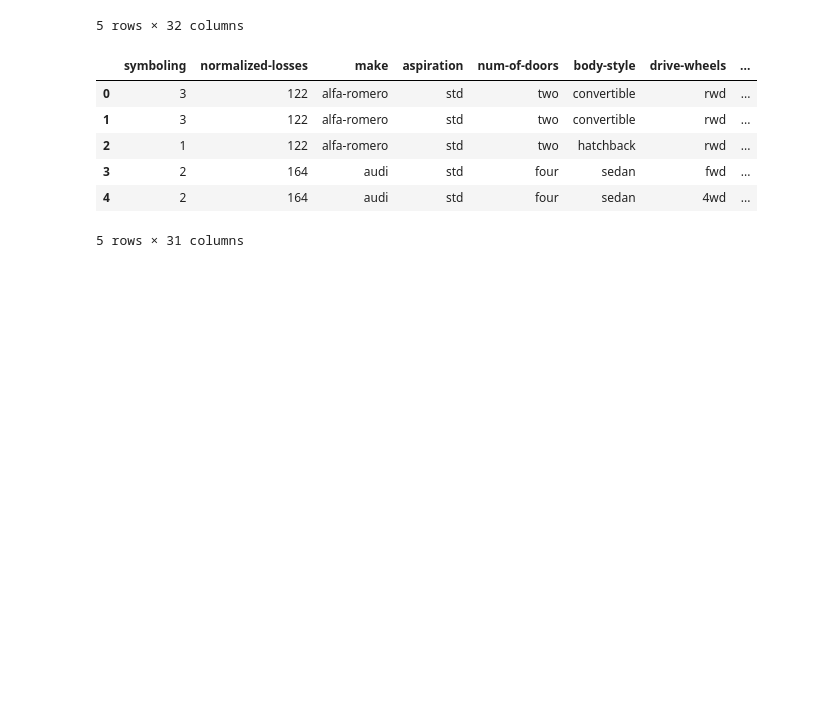
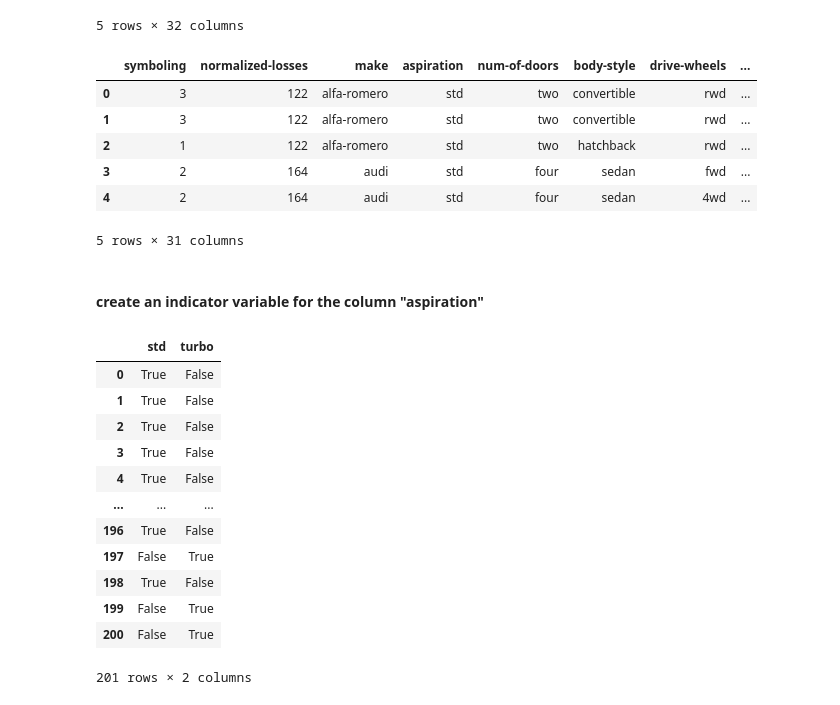
Before and after one commit to aymanejaz/Python-For-DataScience, a Jupyter notebook: 26- Data Wrangling - Part 5 Indicator Variable.ipynb, the cells around one changed output. Saved outputs shown, nothing was run; the diff lists cells and outputs as text; code cells hidden in the pictures; blank space fills up the shorter version.

```diff
--- a/26- Data Wrangling - Part 5 Indicator Variable.ipynb
+++ b/26- Data Wrangling - Part 5 Indicator Variable.ipynb
@@ -95,3 +95,24 @@ df.head()
 | 3 | 2 | 164 | audi | std | four | sedan | fwd | ... |
 | 4 | 2 | 164 | audi | std | four | sedan | 4wd | ... |
 5 rows × 31 columns
+# %% [markdown]
+#### create an indicator variable for the column "aspiration"
+# %%
+# get indicator variables of aspiration and assign it to data frame "dummy_variable_2"
+dummy_variable_2 = pd.get_dummies(df['aspiration'])
+
+dummy_variable_2
+# %% [output]
+|  | std | turbo |
+| 0 | True | False |
+| 1 | True | False |
+| 2 | True | False |
+| 3 | True | False |
+| 4 | True | False |
+| ... | ... | ... |
+| 196 | True | False |
+| 197 | False | True |
+| 198 | True | False |
+| 199 | False | True |
+| 200 | False | True |
+201 rows × 2 columns
```
Also changed, not shown: parts of 8 cells of this notebook.
